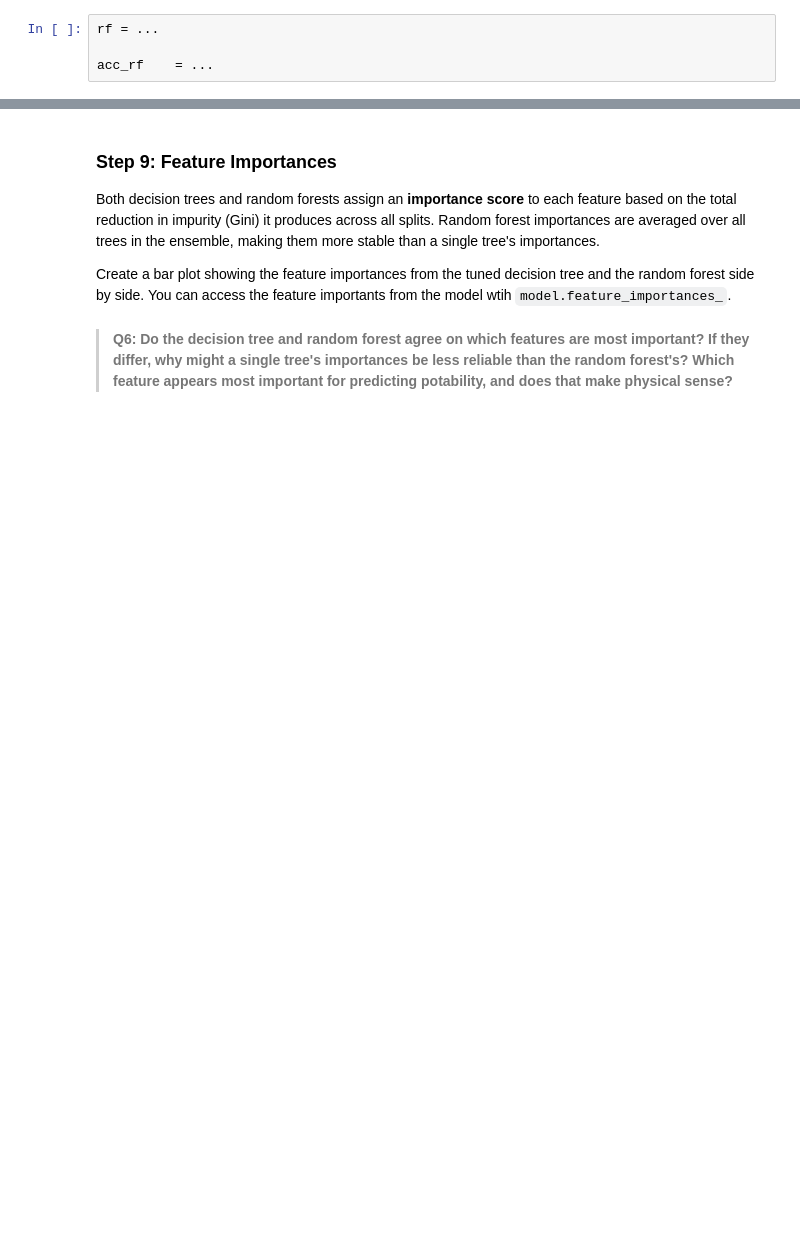
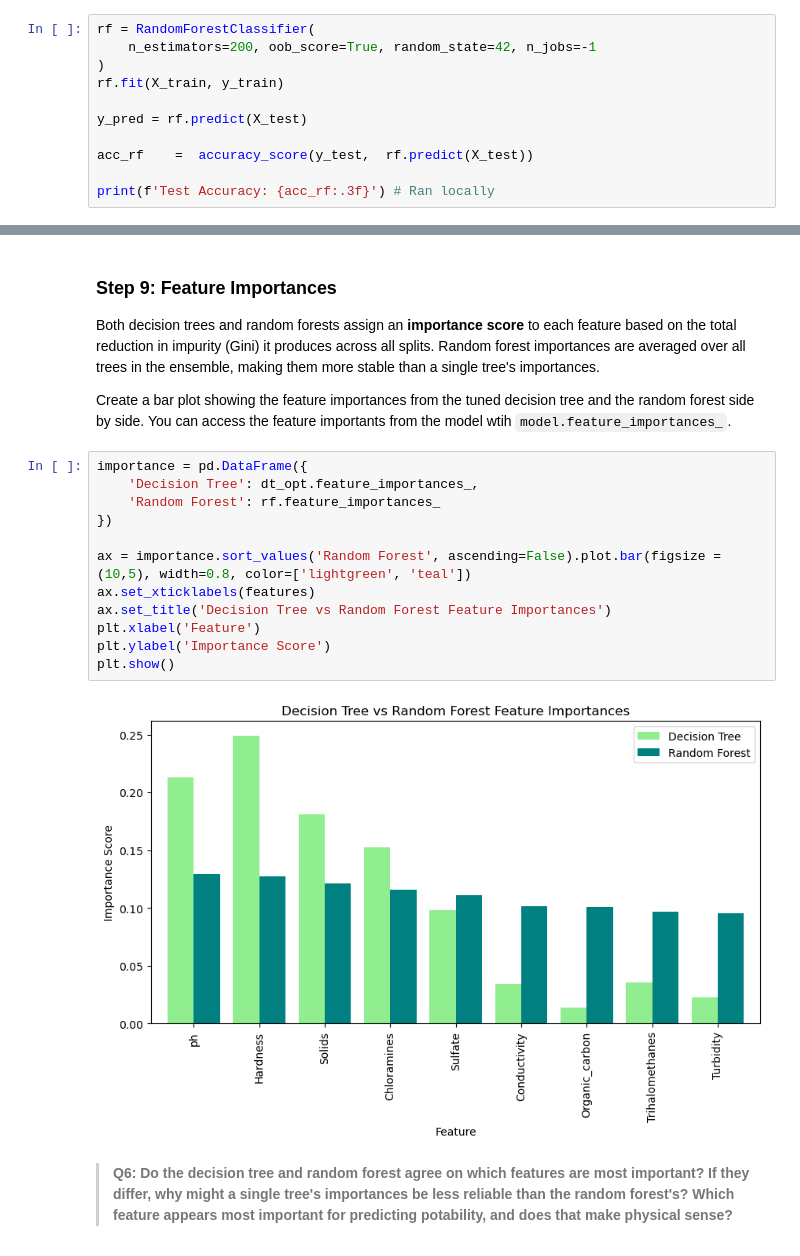
Before and after one commit to kylienewcomer/eds232-assignment-3, a Jupyter notebook: task2/hw3-task2.ipynb, the cells around one changed output, grey strips where cells are left out. Drawn from its saved outputs; the diff is of its cells as text; blank space fills up the shorter version.

```diff
--- a/task2/hw3-task2.ipynb
+++ b/task2/hw3-task2.ipynb
@@ -238,6 +238,13 @@ _Type your answer here, replacing this text._
 
 Fit a `RandomForestClassifier`, called `rf` with `n_estimators=200`. Report the accuracy and store it in `acc_rf`.
 # %%
-rf = ...
+rf = RandomForestClassifier(
+    n_estimators=200, oob_score=True, random_state=42, n_jobs=-1
+)
+rf.fit(X_train, y_train)
 
-acc_rf    = ...
+y_pred = rf.predict(X_test)
+
+acc_rf    =  accuracy_score(y_test,  rf.predict(X_test))
+
+print(f'Test Accuracy: {acc_rf:.3f}') # Ran locally
@@ -259,6 +289,20 @@ _Type your answer here, replacing this text._
 Both decision trees and random forests assign an **importance score** to each feature based on the total reduction in impurity (Gini) it produces across all splits. Random forest importances are averaged over all trees in the ensemble, making them more stable than a single tree's importances.
 
 Create a bar plot showing the feature importances from the tuned decision tree and the random forest side by side. You can access the feature importants from the model wtih `model.feature_importances_`.
+# %%
+importance = pd.DataFrame({
+    'Decision Tree': dt_opt.feature_importances_,
+    'Random Forest': rf.feature_importances_
+})
+
+ax = importance.sort_values('Random Forest', ascending=False).plot.bar(figsize = (10,5), width=0.8, color=['lightgreen', 'teal'])
+ax.set_xticklabels(features)
+ax.set_title('Decision Tree vs Random Forest Feature Importances')
+plt.xlabel('Feature')
+plt.ylabel('Importance Score')
+plt.show()
+# %% [output]
+[figure, added]
 # %% [markdown]
 > **Q6: Do the decision tree and random forest agree on which features are most important? If they differ, why might a single tree's importances be less reliable than the random forest's? Which feature appears most important for predicting potability, and does that make physical sense?**
 # %% [markdown]
```
Also changed, not shown: parts of 11 cells of this notebook.
